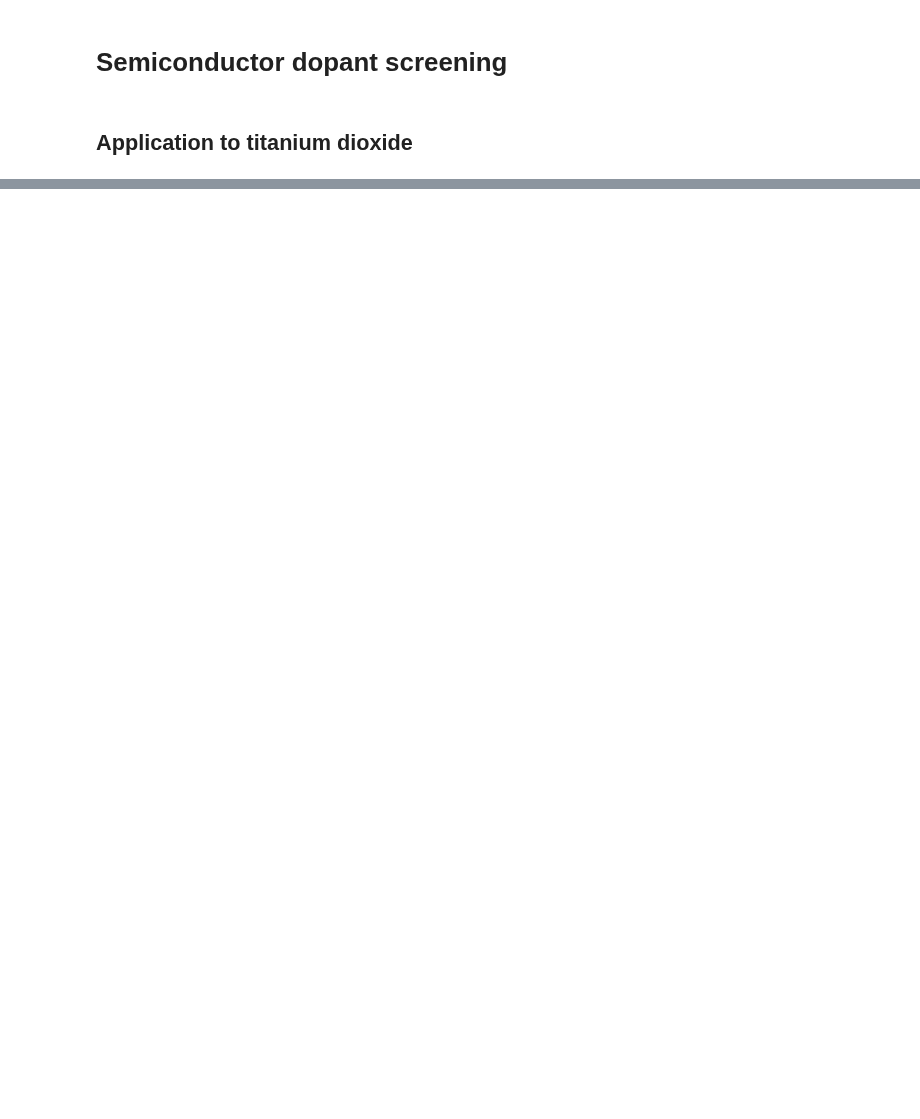
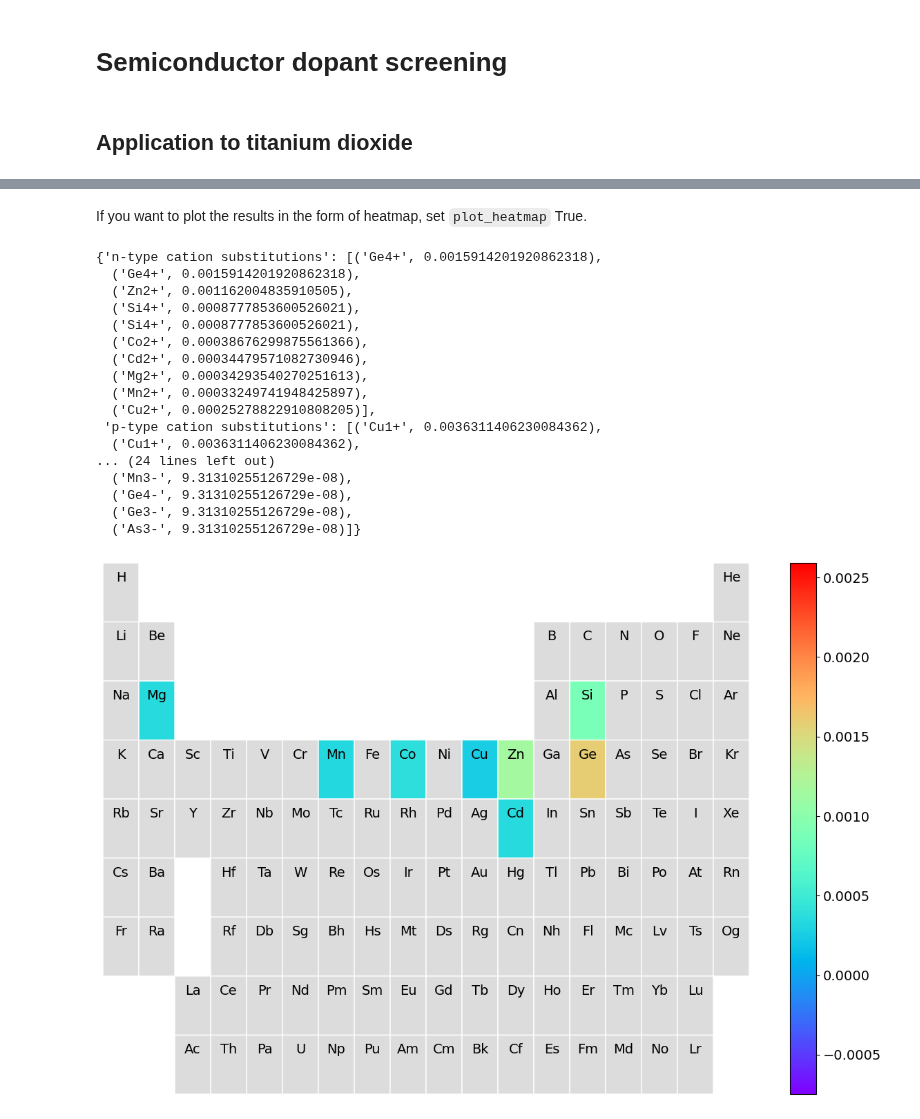
Before and after one commit to WMD-group/SMACT, a Jupyter notebook: examples/Dopant_Prediction/doper_example.ipynb, the cells around one changed output, grey strips where cells are left out. Saved outputs shown, nothing was run; the diff lists cells and outputs as text; code cells hidden in the pictures; blank space fills up the shorter version.

```diff
--- a/examples/Dopant_Prediction/doper_example.ipynb
+++ b/examples/Dopant_Prediction/doper_example.ipynb
@@ -42,0 +37,3 @@ material.plot_dopants()
+# %%
+quaternary = Doper(('Cu1+','Zn2+','Ge4+','S2-'))
+quaternary.get_dopants()
@@ -42,0 +61,23 @@ material.plot_dopants()
+# %% [markdown]
+If you want to plot the results in the form of heatmap, set `plot_heatmap` True.
+# %%
+quaternary.get_dopants(num_dopants=10, plot_heatmap=True)
+# %% [output]
+{'n-type cation substitutions': [('Ge4+', 0.0015914201920862318),
+  ('Ge4+', 0.0015914201920862318),
+  ('Zn2+', 0.001162004835910505),
+  ('Si4+', 0.0008777853600526021),
+  ('Si4+', 0.0008777853600526021),
+  ('Co2+', 0.00038676299875561366),
+  ('Cd2+', 0.00034479571082730946),
+  ('Mg2+', 0.00034293540270251613),
+  ('Mn2+', 0.00033249741948425897),
+  ('Cu2+', 0.00025278822910808205)],
+ 'p-type cation substitutions': [('Cu1+', 0.0036311406230084362),
+  ('Cu1+', 0.0036311406230084362),
+... (24 lines left out)
+  ('Mn3-', 9.31310255126729e-08),
+  ('Ge4-', 9.31310255126729e-08),
+  ('Ge3-', 9.31310255126729e-08),
+  ('As3-', 9.31310255126729e-08)]}
+[figure, added]
```
Also changed, not shown: parts of 7 cells of this notebook.
